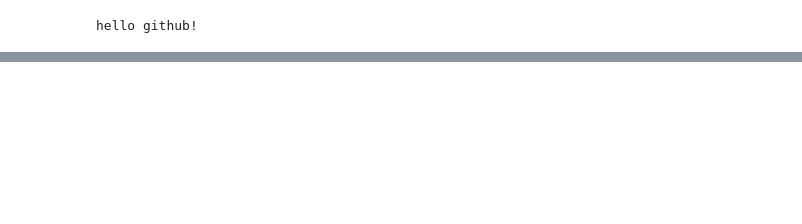
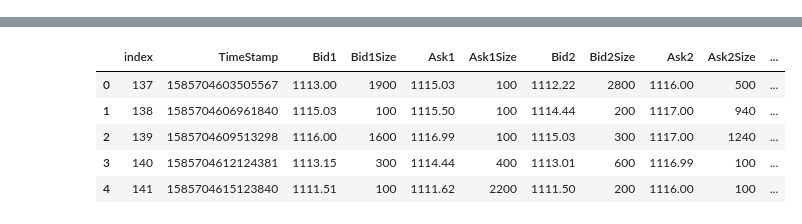
Before and after one commit to chun-code/stock_price, a Jupyter notebook: code.ipynb, the cells around one changed output, grey strips where cells are left out. Saved outputs shown, nothing was run; the diff lists cells and outputs as text; code cells hidden in the pictures; blank space fills up the shorter version.

```diff
--- a/code.ipynb
+++ b/code.ipynb
@@ -12,5 +14 @@ C:\Users\InfiniteWing\Downloads\assignment\stock_price
-# %%
-print("hello github!!")
-# %% [output]
-hello github!
 # %%
@@ -43,4 +41,14 @@ book_train.head()
 | 139 | 1585704609513298 | 1116.00 | 1600 | 1116.99 | 100 | 1115.03 | 300 | 1117.00 | 1240 | 1114.44 | ... |
 | 140 | 1585704612124381 | 1113.15 | 300 | 1114.44 | 400 | 1113.01 | 600 | 1116.99 | 100 | 1113.00 | ... |
 | 141 | 1585704615123840 | 1111.51 | 100 | 1111.62 | 2200 | 1111.50 | 200 | 1116.00 | 100 | 1111.30 | ... |
+# %%
+book_train = book_train.reset_index()
+book_train.head()
+# %% [output]
+|  | index | TimeStamp | Bid1 | Bid1Size | Ask1 | Ask1Size | Bid2 | Bid2Size | Ask2 | Ask2Size | ... |
+| 0 | 137 | 1585704603505567 | 1113.00 | 1900 | 1115.03 | 100 | 1112.22 | 2800 | 1116.00 | 500 | ... |
+| 1 | 138 | 1585704606961840 | 1115.03 | 100 | 1115.50 | 100 | 1114.44 | 200 | 1117.00 | 940 | ... |
+| 2 | 139 | 1585704609513298 | 1116.00 | 1600 | 1116.99 | 100 | 1115.03 | 300 | 1117.00 | 1240 | ... |
+| 3 | 140 | 1585704612124381 | 1113.15 | 300 | 1114.44 | 400 | 1113.01 | 600 | 1116.99 | 100 | ... |
+| 4 | 141 | 1585704615123840 | 1111.51 | 100 | 1111.62 | 2200 | 1111.50 | 200 | 1116.00 | 100 | ... |
 # %%
```
Also changed, not shown: parts of 6 cells of this notebook.
